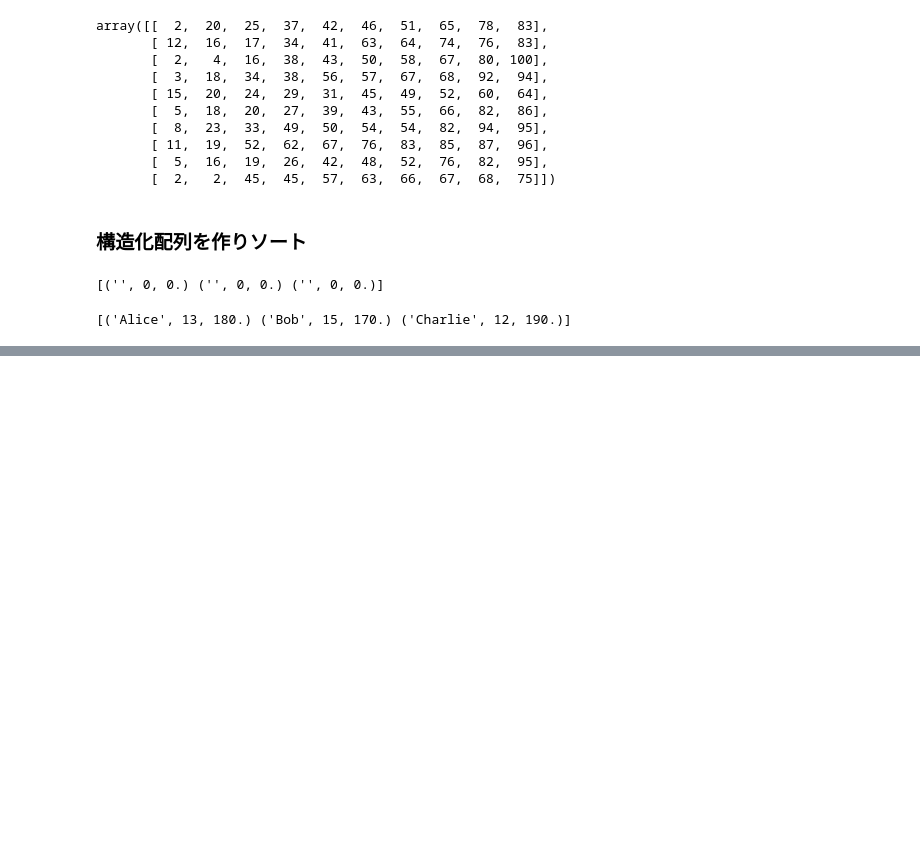
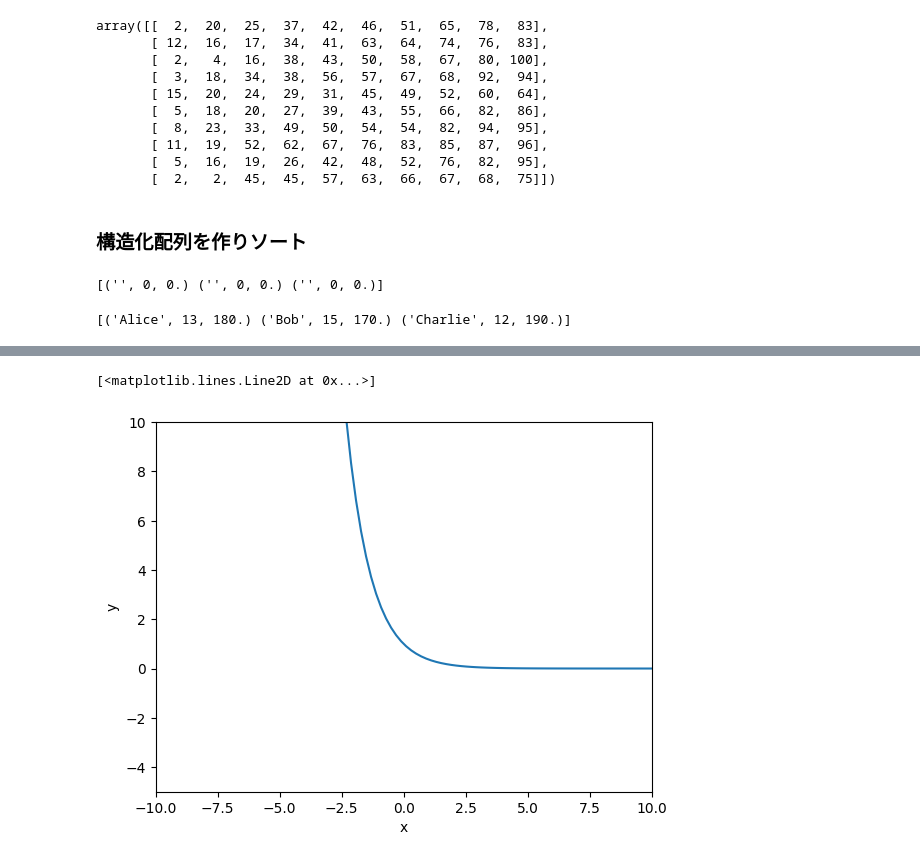
Before and after one commit to zdan2/Python-Data-Science-Handbook, a Jupyter notebook: basic.ipynb, the cells around one changed output, grey strips where cells are left out. Saved outputs shown, nothing was run; the diff lists cells and outputs as text; code cells hidden in the pictures; blank space fills up the shorter version.

```diff
--- a/basic.ipynb
+++ b/basic.ipynb
@@ -931,0 +1020,13 @@ print(data)
+# %%
+import matplotlib.pyplot as plt
+
+x=np.linspace(-10,10,num=100)
+y=1/np.exp(x)
+plt.xlim([-10,10])
+plt.ylim([-5,10])
+plt.xlabel('x')
+plt.ylabel('y')
+plt.plot(x,y)
+# %% [output]
+[<matplotlib.lines.Line2D at 0x...>]
+[figure, added]
```
Also changed, not shown: parts of 30 cells of this notebook, 2 other files.
